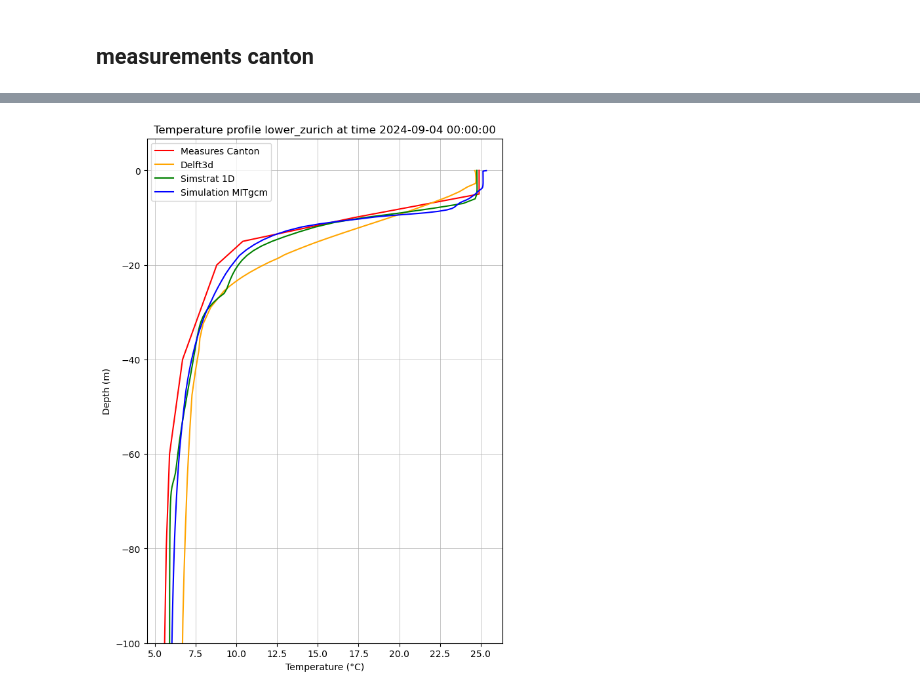
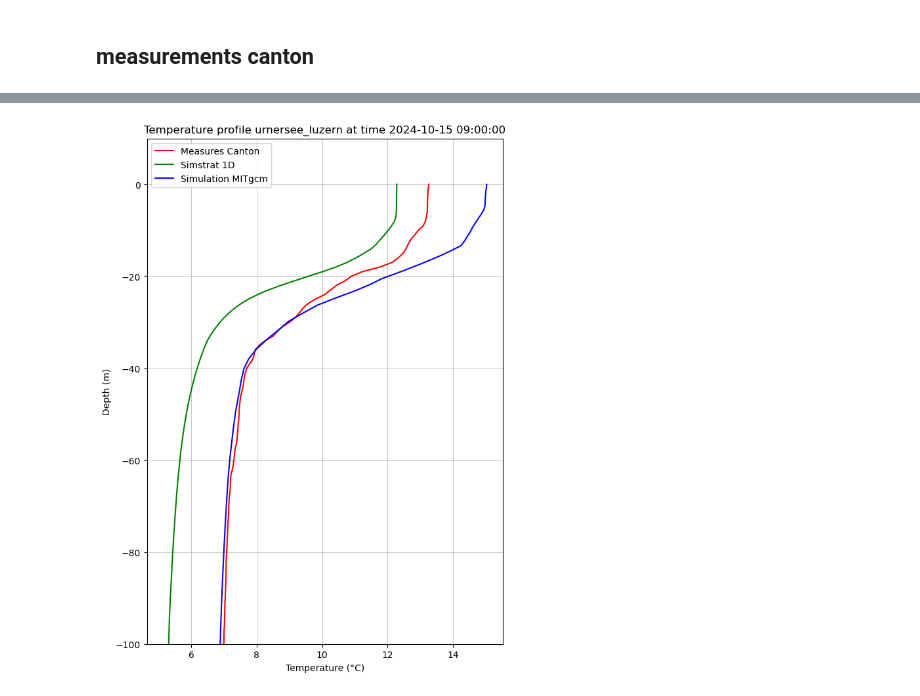
Before and after one commit to leroquan/plot_results, a Jupyter notebook: plot_mitgcm_measureKB.ipynb, the cells around one changed output, grey strips where cells are left out. Cells and saved outputs as stored; diff of their text form; code cells hidden in the pictures.

```diff
--- a/plot_mitgcm_measureKB.ipynb
+++ b/plot_mitgcm_measureKB.ipynb
@@ -30,7 +30,7 @@ It imports the measure from a netcdf file that can be dowloaded on the datalake
 It imports local MITgcm simulation results.
 # %%
 lake_name = "Luzern"
-sta_name = 'kb_luzern'
+sta_name = 'urnersee_luzern'
 
 model = 'test_zurich'
 # %%
@@ -188,6 +204,7 @@ simstrat_data = parse_alplakes_1d_from_directory(folder_path)
 # %%
 measurement_file = rf'data/alplakes_3d/{sta_name}/measurements/{sta_name}_data.xlsx'
 #use xlsx or csv instead of nc to read the measurements
-df = pd.read_excel(measurement_file,header=0, engine='openpyxl')
+df = pd.read_excel(measurement_file,header=0, sheet_name= 'oct24_high', engine='openpyxl')
 profile_dates_list = df.columns[1:].to_list()
 profile_dates = [ v.strftime("%Y.%m.%d") for v in profile_dates_list]
+profile_dates
@@ -194,11 +213,12 @@ profile_dates = [ v.strftime("%Y.%m.%d") for v in profile_dates_list]
 # %%
-month = 21
-date_plot_profil = df.columns[month]
+month = 1
+hours = timedelta(hours=9)
+date_plot_profil = df.columns[month] + hours
 date_plot_profil_str = date_plot_profil.strftime('%Y%m%d%H%M')
 print(date_plot_profil)
 
-with open(f"data/alplakes_3d/{sta_name}/profile/{date_plot_profil_str}.json", 'r') as file:
-    alplakes_json = json.load(file)
-alplakes_profile = parse_alplakes_json_profile_to_df(alplakes_json)
-alplakes_profile
+#with open(f"data/alplakes_3d/{sta_name}/profile/{date_plot_profil_str}.json", 'r') as file:
+ #   alplakes_json = json.load(file)
+#alplakes_profile = parse_alplakes_json_profile_to_df(alplakes_json)
+#alplakes_profile
 # %% [output]
@@ -219,29 +226,29 @@ alplakes_profile
 # %%
 fig = plt.figure(figsize=(7, 10))
 
 #meas_profile = xr_measure['temp'].sel(time=date_plot_profil, method='nearest')
 #plt.plot(meas_profile.values, meas_profile.depth.values, label=f'Measure Idronaut', color='r')
 
 # plot the xlsx format, just change the DATE
 plt.plot(df[df.columns[month]],-1*df.Depth, label=f'Measures Canton', color='r')
 
-plt.plot(alplakes_profile.temperature,-1*alplakes_profile.depth, label=f'Delft3d', color='orange')
+#plt.plot(alplakes_profile.temperature,-1*alplakes_profile.depth, label=f'Delft3d', color='orange')
 # Convert Simstrat depth to negative and plot
 simstrat_depth_negative = -simstrat_data['depth'].values  # Convert to negative NumPy array
 simstrat_temperature = simstrat_data['temperature'].sel(time=date_plot_profil, method='nearest')
 plt.plot(simstrat_temperature.values, simstrat_depth_negative, label='Simstrat 1D', color='g')
 
 
 profile_to_plot = ds_to_plot['THETA'].sel(XC=xc_mitgcm_station, YC=yc_mitgcm_station, time=date_plot_profil, method='nearest')
 profile_to_plot.where(profile_to_plot != 0, np.nan).plot(y='Z', label='Simulation MITgcm', color='b')
 
 plt.title(f"Temperature profile {sta_name} at time {date_plot_profil}")
 plt.grid(True, which='both', linestyle='-', linewidth=0.5)
 plt.ylabel('Depth (m)')
 plt.ylim(bottom=-100)
 plt.xlabel('Temperature (°C)')
-plt.legend()
-plt.savefig(rf"{lake_name}_profile_{date_plot_profil.date()}_UTC.png")
+plt.legend(loc='upper left')
+plt.savefig(rf"{sta_name}_profile_{date_plot_profil.date()}_UTC.png")
 plt.show()
 # %% [output]
-[figure, old version]
+[figure, new version]
```
Also changed, not shown: parts of 5 cells of this notebook, 2 other files.
